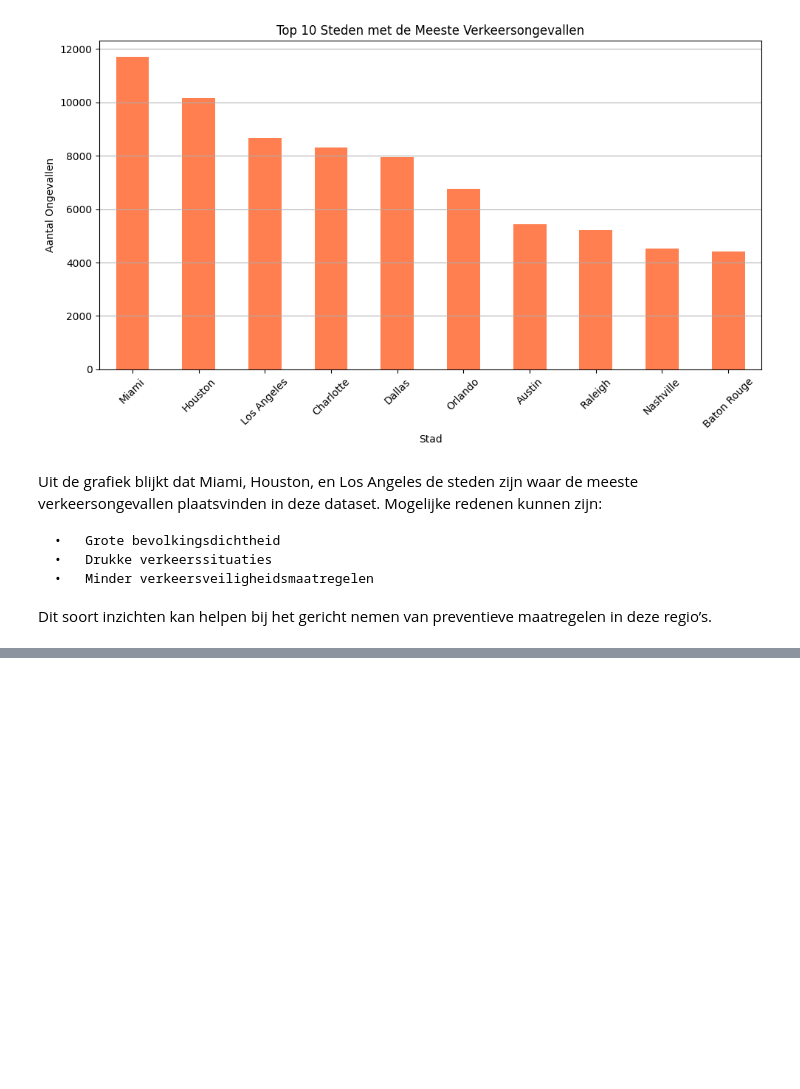
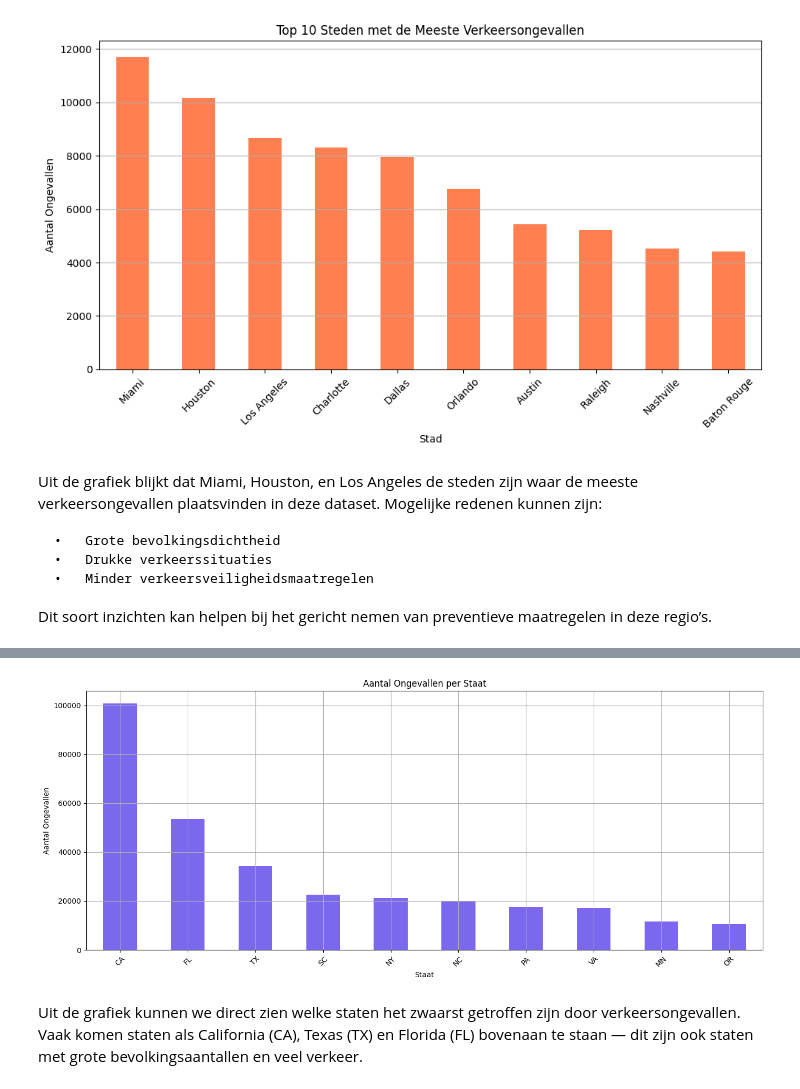
Before and after one commit to inalbekir/Portfolio, a Jupyter notebook: main.ipynb, the cells around one changed output, grey strips where cells are left out. Saved outputs shown, nothing was run; the diff lists cells and outputs as text; code cells hidden in the pictures; blank space fills up the shorter version.

```diff
--- a/main.ipynb
+++ b/main.ipynb
@@ -483,0 +492,20 @@ Dit soort inzichten kan helpen bij het gericht nemen van preventieve maatregelen
+# %%
+plt.figure(figsize=(14, 6))
+
+# Aantal ongevallen per staat visualiseren
+df['State'].value_counts().nlargest(10).plot(kind='bar', color='mediumslateblue')
+
+plt.title("Aantal Ongevallen per Staat")
+plt.xlabel("Staat")
+plt.ylabel("Aantal Ongevallen")
+
+plt.xticks(rotation=45)
+plt.grid(True)
+plt.tight_layout()
+
+plt.show()
+# %% [output]
+[figure, added]
+# %% [markdown]
+Uit de grafiek kunnen we direct zien welke staten het zwaarst getroffen zijn door verkeersongevallen.
+Vaak komen staten als California (CA), Texas (TX) en Florida (FL) bovenaan te staan — dit zijn ook staten met grote bevolkingsaantallen en veel verkeer.
```
Also changed, not shown: parts of 5 cells of this notebook.
